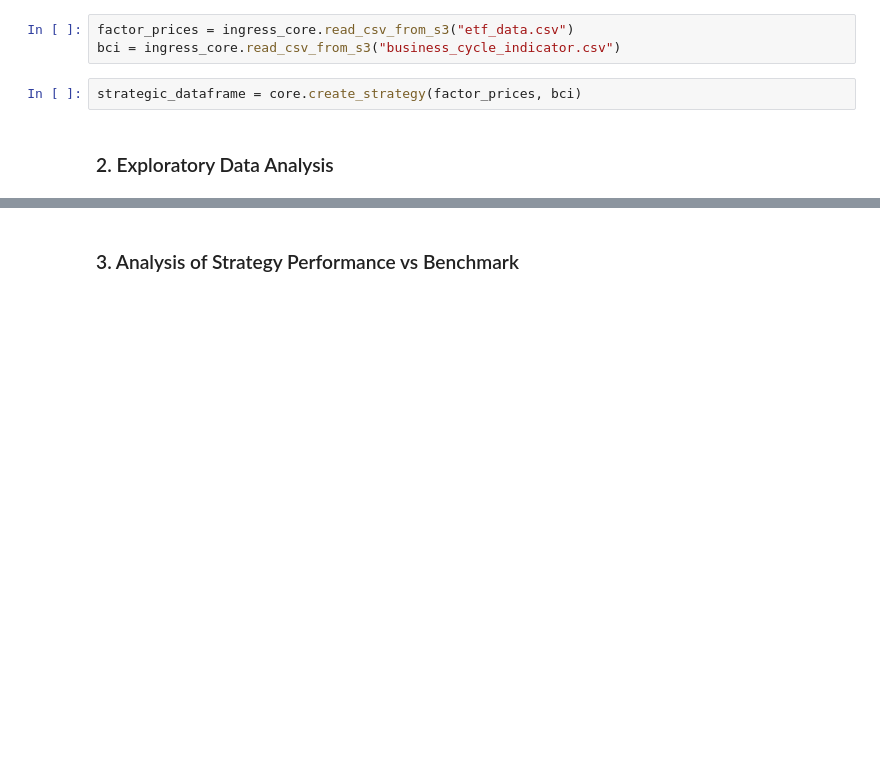
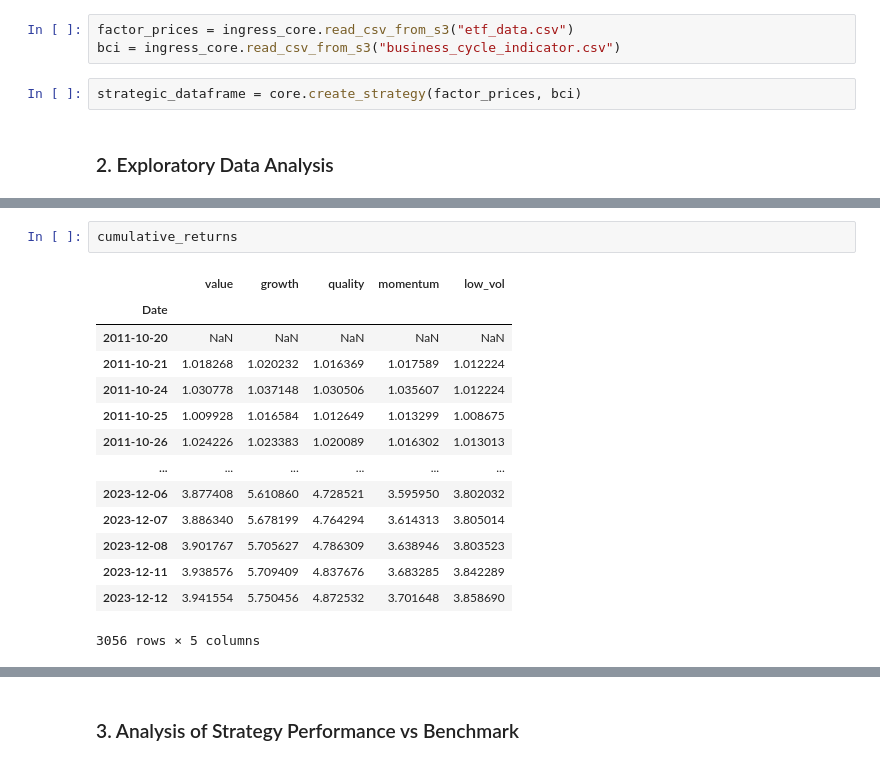
Before and after one commit to noahforougi/factor_rotation, a Jupyter notebook: src/results/result.ipynb, the cells around one changed output, grey strips where cells are left out. Cells and saved outputs as stored; diff of their text form; blank space fills up the shorter version.

```diff
--- a/src/results/result.ipynb
+++ b/src/results/result.ipynb
@@ -51,0 +92,17 @@ strategic_dataframe.groupby("")
+# %%
+cumulative_returns
+# %% [output]
+|  | value | growth | quality | momentum | low_vol |
+| Date |  |  |  |  |  |
+| 2011-10-20 | NaN | NaN | NaN | NaN | NaN |
+| 2011-10-21 | 1.018268 | 1.020232 | 1.016369 | 1.017589 | 1.012224 |
+| 2011-10-24 | 1.030778 | 1.037148 | 1.030506 | 1.035607 | 1.012224 |
+| 2011-10-25 | 1.009928 | 1.016584 | 1.012649 | 1.013299 | 1.008675 |
+| 2011-10-26 | 1.024226 | 1.023383 | 1.020089 | 1.016302 | 1.013013 |
+| ... | ... | ... | ... | ... | ... |
+| 2023-12-06 | 3.877408 | 5.610860 | 4.728521 | 3.595950 | 3.802032 |
+| 2023-12-07 | 3.886340 | 5.678199 | 4.764294 | 3.614313 | 3.805014 |
+| 2023-12-08 | 3.901767 | 5.705627 | 4.786309 | 3.638946 | 3.803523 |
+| 2023-12-11 | 3.938576 | 5.709409 | 4.837676 | 3.683285 | 3.842289 |
+| 2023-12-12 | 3.941554 | 5.750456 | 4.872532 | 3.701648 | 3.858690 |
+3056 rows × 5 columns
```
Also changed, not shown: parts of 13 cells of this notebook.
